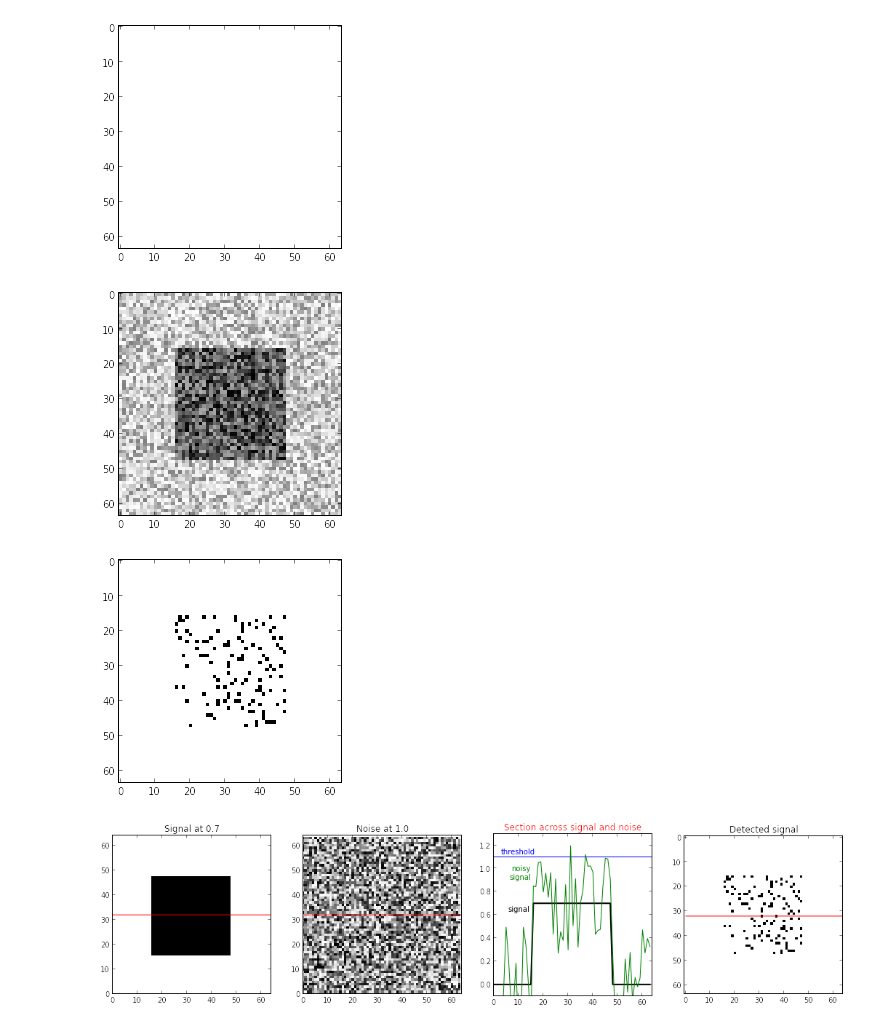
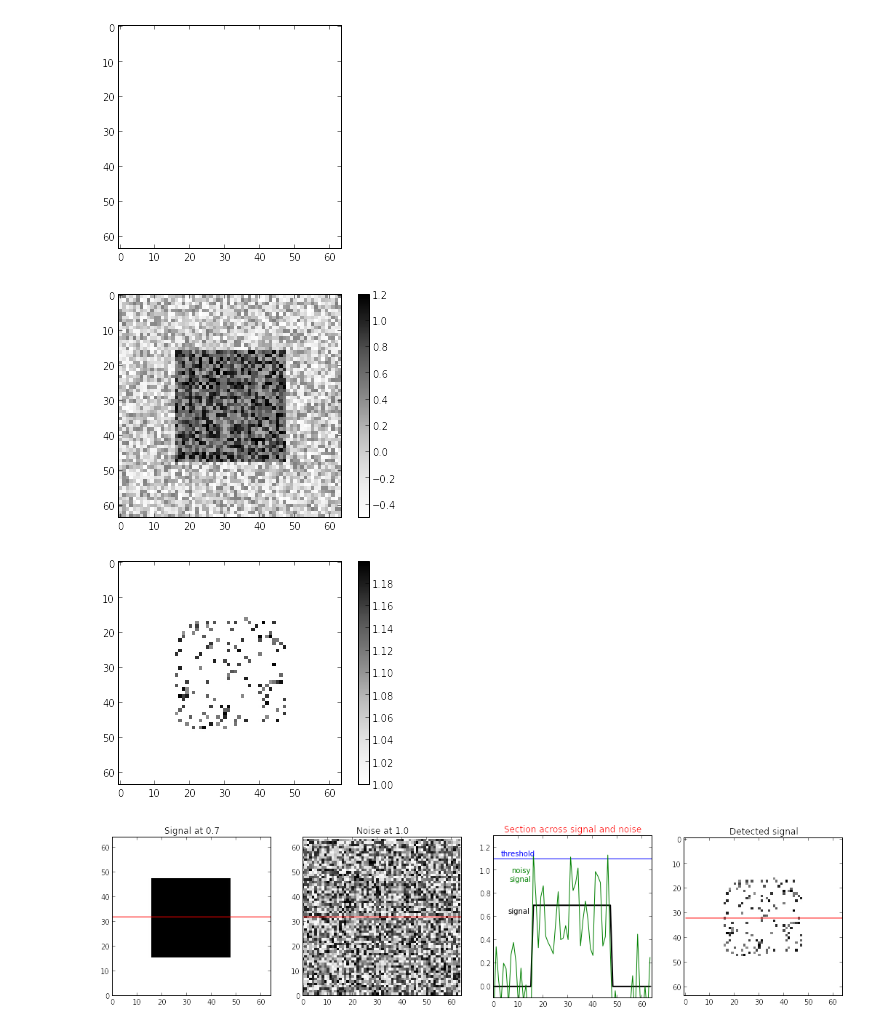
Before and after one commit to kwinkunks/notebooks, a Jupyter notebook: Stochastic_resonance.ipynb, the cells around one changed output. Drawn from its saved outputs; the diff is of its cells as text; code cells hidden in the pictures.

```diff
--- a/Stochastic_resonance.ipynb
+++ b/Stochastic_resonance.ipynb
@@ -77,17 +79,20 @@ plt.show()
 # %%
 noise = np.random.rand(64,64) * noise_level - noise_level/2
 noised = im + noise
 plt.imshow(noised, interpolation="None")
+plt.colorbar()
 plt.show()
 # %% [output]
-[figure, old version]
+[figure, new version]
 # %%
 noise = np.random.rand(64,64) * noise_level - noise_level/2
 noised = im + noise
-plt.imshow(threshold(noised, threshold_level), interpolation="None", cmap="Greys")
+thresholded = threshold(noised, threshold_level)
+plt.imshow(thresholded, interpolation="None", vmin=1)
+plt.colorbar()
 plt.show()
 # %% [output]
-[figure, old version]
+[figure, new version]
 # %%
 plt.figure(figsize=(18,4))
 
@@ -118,10 +123,10 @@ plt.text(15, 0.90, 'noisy\nsignal', color='g', horizontalalignment='right')
 
 plt.subplot(144)
 plt.title('Detected signal')
-plt.imshow(threshold(noised, threshold_level), interpolation="None", cmap="Greys")
+plt.imshow(thresholded, interpolation="None", cmap="Greys", vmin=1)
 plt.hlines(32, 0, 64, color='r')
 plt.show()
 
 plt.show()
 # %% [output]
-[figure, old version]
+[figure, new version]
```
Also changed, not shown: parts of 12 cells of this notebook.
